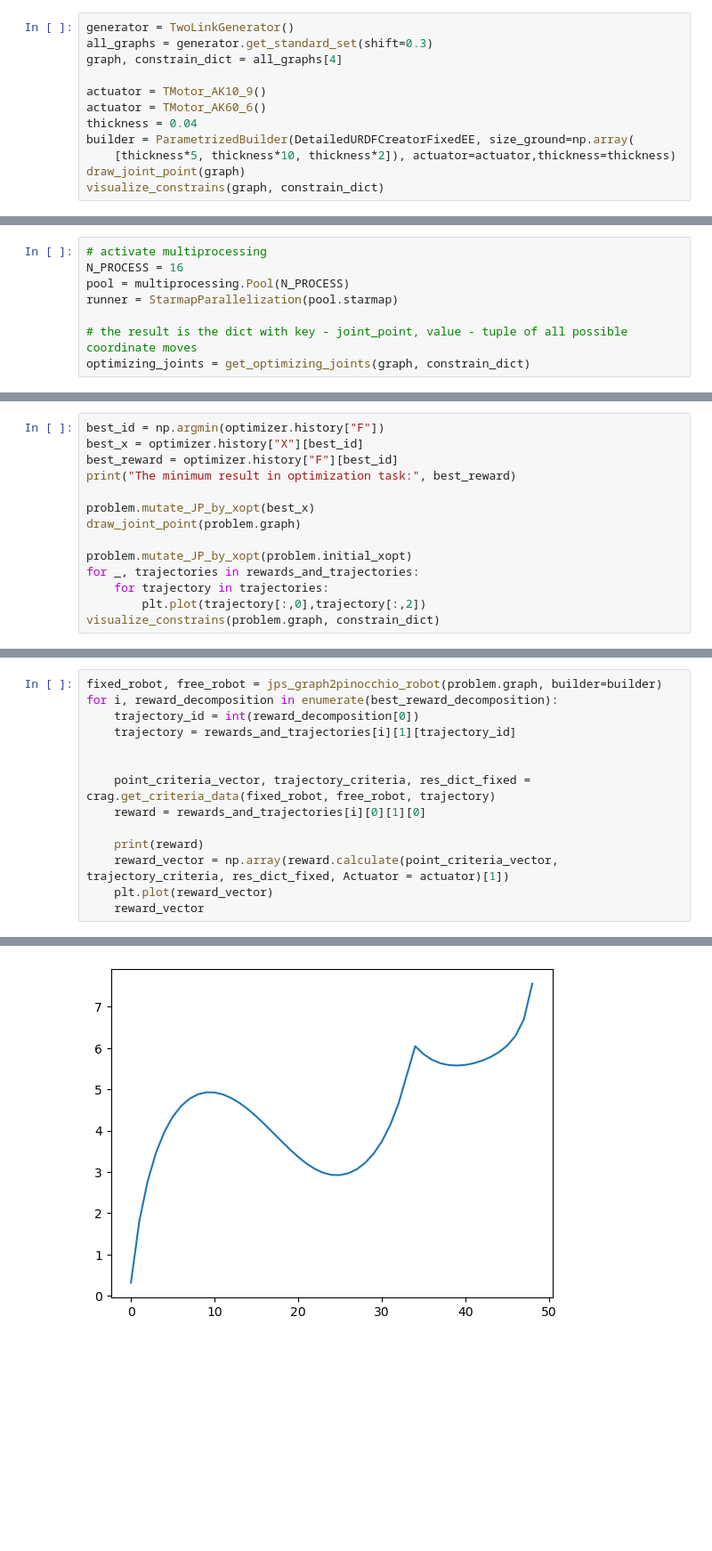
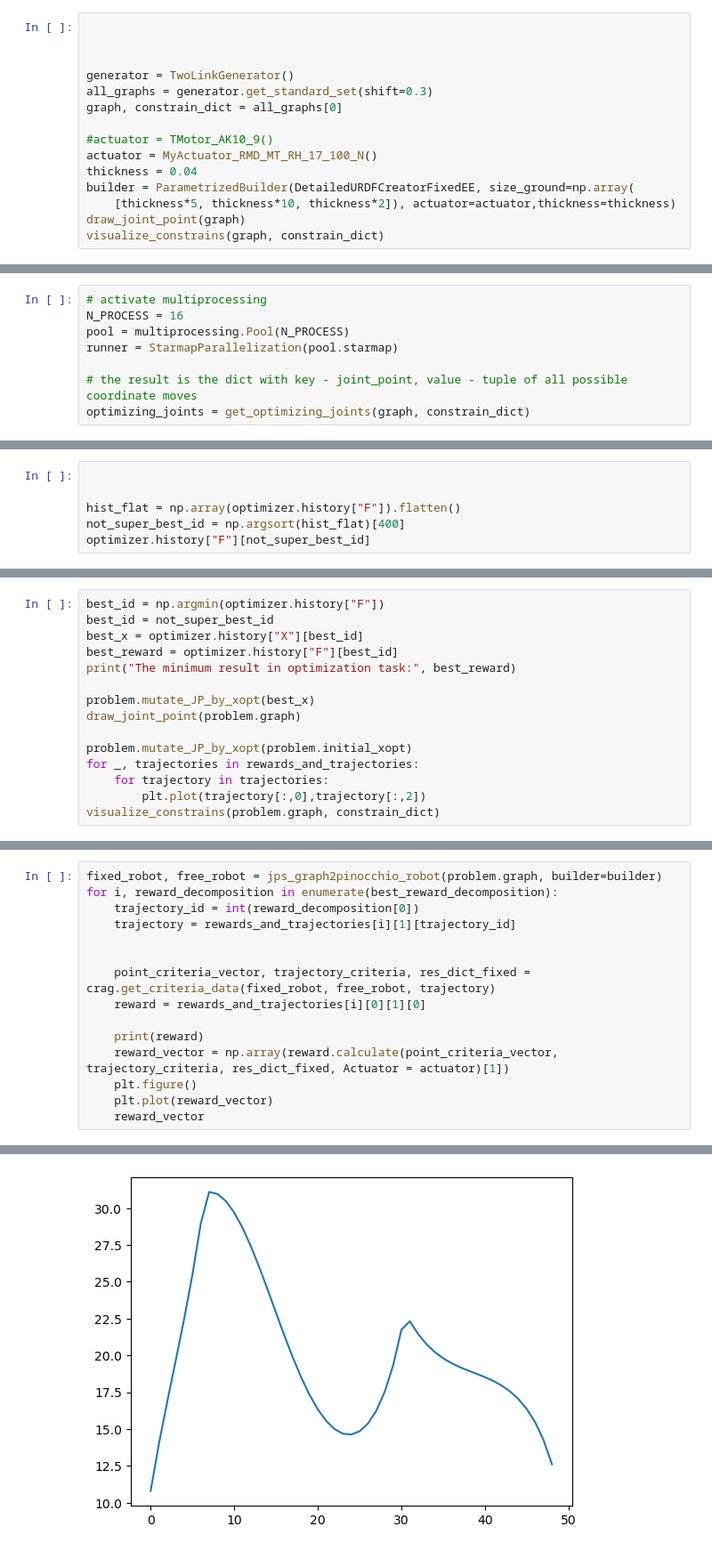
Before and after one commit to LicAiBeerLab/auto-robotics-design, a Jupyter notebook: apps/optimize/single_topology_optimization.ipynb, the cells around one changed output, grey strips where cells are left out. Shown at 89% size. Saved outputs shown, nothing was run; the diff lists cells and outputs as text; blank space fills up the shorter version.

```diff
--- a/apps/optimize/single_topology_optimization.ipynb
+++ b/apps/optimize/single_topology_optimization.ipynb
@@ -30,12 +30,15 @@ from auto_robot_design.description.builder import ParametrizedBuilder, DetailedU
 # %% [markdown]
 #### 1) mechanism configuration
 # %%
+
+
+
 generator = TwoLinkGenerator()
 all_graphs = generator.get_standard_set(shift=0.3)
-graph, constrain_dict = all_graphs[4]
+graph, constrain_dict = all_graphs[0]
 
-actuator = TMotor_AK10_9()
-actuator = TMotor_AK60_6()
+#actuator = TMotor_AK10_9()
+actuator = MyActuator_RMD_MT_RH_17_100_N()
 thickness = 0.04
 builder = ParametrizedBuilder(DetailedURDFCreatorFixedEE, size_ground=np.array(
     [thickness*5, thickness*10, thickness*2]), actuator=actuator,thickness=thickness)
@@ -202,0 +205,6 @@ The maximum result in optimization task: 0.5930452616918902
+# %%
+
+
+hist_flat = np.array(optimizer.history["F"]).flatten()
+not_super_best_id = np.argsort(hist_flat)[400]
+optimizer.history["F"][not_super_best_id]
@@ -203,5 +213,6 @@ The maximum result in optimization task: 0.5930452616918902
 # %%
 best_id = np.argmin(optimizer.history["F"])
+best_id = not_super_best_id
 best_x = optimizer.history["X"][best_id]
 best_reward = optimizer.history["F"][best_id]
 print("The minimum result in optimization task:", best_reward)
@@ -231,18 +257,19 @@ draw_joint_point(problem.graph)
 # %%
 fixed_robot, free_robot = jps_graph2pinocchio_robot(problem.graph, builder=builder)
 for i, reward_decomposition in enumerate(best_reward_decomposition):
     trajectory_id = int(reward_decomposition[0])
     trajectory = rewards_and_trajectories[i][1][trajectory_id]
 
 
     point_criteria_vector, trajectory_criteria, res_dict_fixed = crag.get_criteria_data(fixed_robot, free_robot, trajectory)
     reward = rewards_and_trajectories[i][0][1][0]
 
     print(reward)
     reward_vector = np.array(reward.calculate(point_criteria_vector, trajectory_criteria, res_dict_fixed, Actuator = actuator)[1])
+    plt.figure()
     plt.plot(reward_vector)
     reward_vector
 # %% [output]
 <auto_robot_design.optimization.rewards.jacobian_and_inertia_rewards.AccelerationCapability object at 0x...>
 <auto_robot_design.optimization.rewards.jacobian_and_inertia_rewards.HeavyLiftingReward object at 0x...>
-[figure, old version]
+[figure, new version]
```
Also changed, not shown: parts of 13 cells of this notebook.
